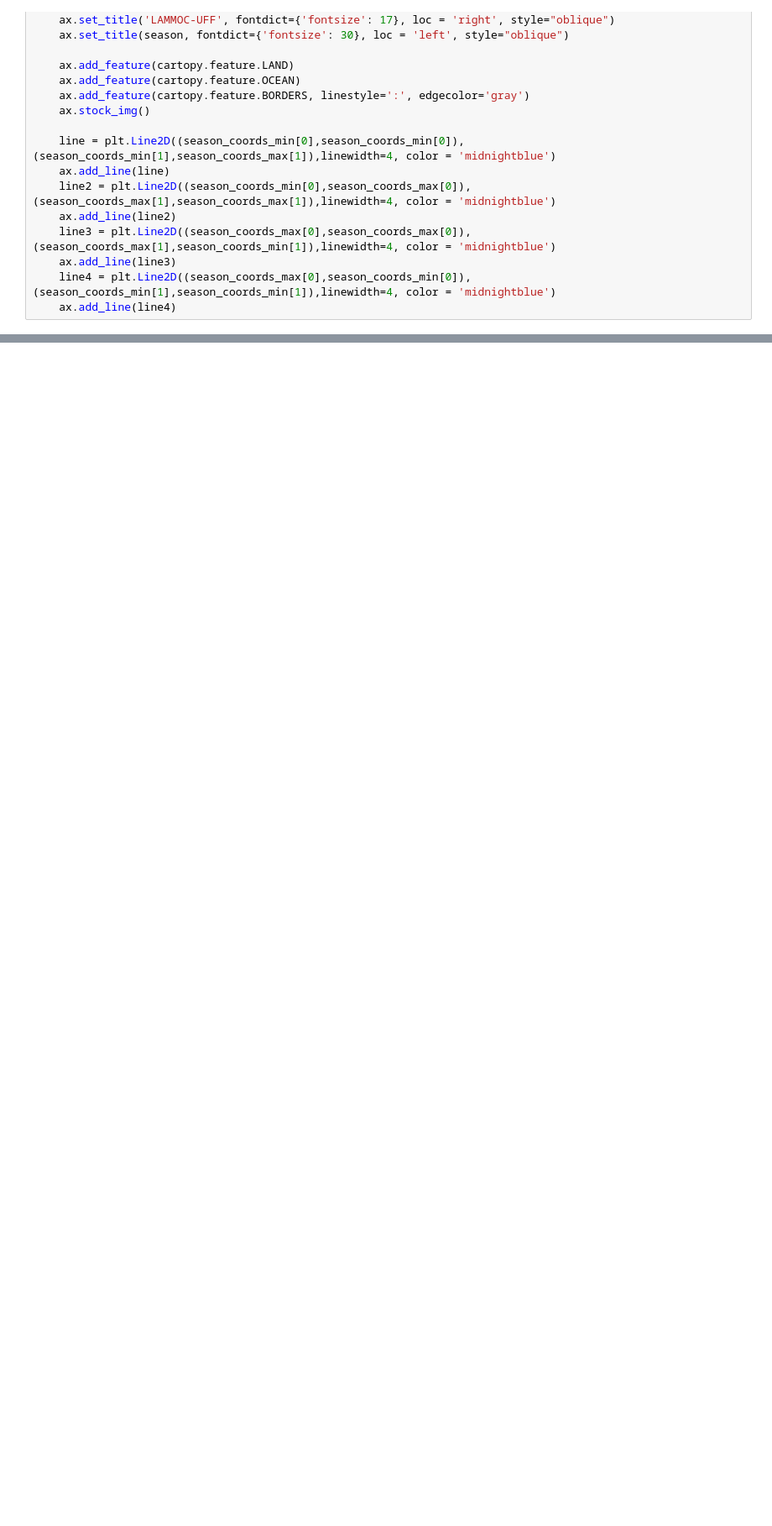
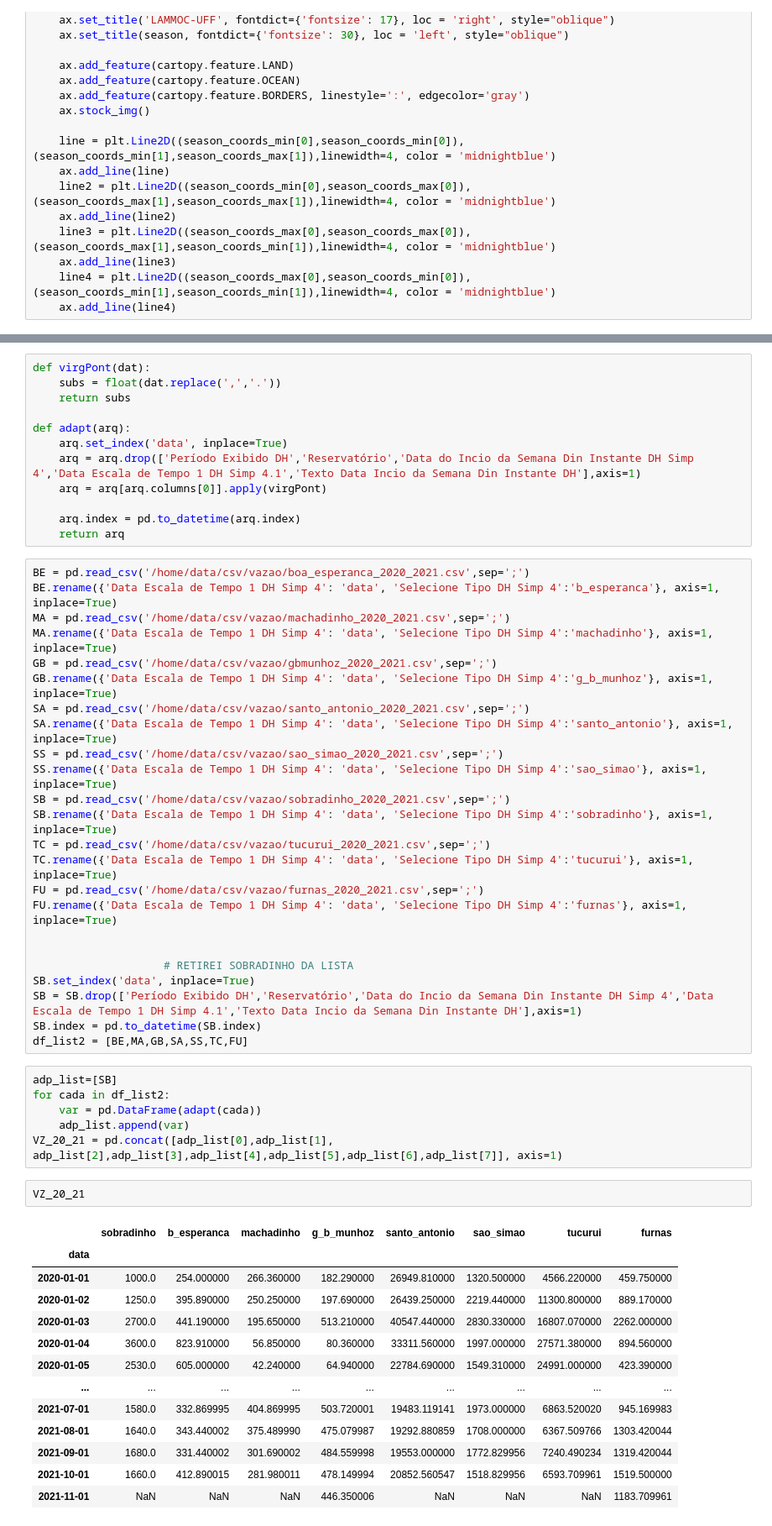
Before and after one commit to g-almeida/Climatology, a Jupyter notebook: ERA5 Reanalysis/MSL/AreaInfluenciada.ipynb, the cells around one changed output, grey strips where cells are left out. Shown at 84% size. Cells and saved outputs as stored; diff of their text form; blank space fills up the shorter version.

```diff
--- a/ERA5 Reanalysis/MSL/AreaInfluenciada.ipynb
+++ b/ERA5 Reanalysis/MSL/AreaInfluenciada.ipynb
@@ -162,0 +227,58 @@ LPseason.seasons(kind='climatologia', periodo = ["1979-12-01", "2018-11-01"])
+# %%
+def virgPont(dat):
+    subs = float(dat.replace(',','.'))
+    return subs
+
+def adapt(arq):
+    arq.set_index('data', inplace=True)
+    arq = arq.drop(['Período Exibido DH','Reservatório','Data do Incio da Semana Din Instante DH Simp 4','Data Escala de Tempo 1 DH Simp 4.1','Texto Data Incio da Semana Din Instante DH'],axis=1)
+    arq = arq[arq.columns[0]].apply(virgPont)
+
+    arq.index = pd.to_datetime(arq.index)
+    return arq
+# %%
+BE = pd.read_csv('/home/data/csv/vazao/boa_esperanca_2020_2021.csv',sep=';')
+BE.rename({'Data Escala de Tempo 1 DH Simp 4': 'data', 'Selecione Tipo DH Simp 4':'b_esperanca'}, axis=1, inplace=True)
+MA = pd.read_csv('/home/data/csv/vazao/machadinho_2020_2021.csv',sep=';')
+MA.rename({'Data Escala de Tempo 1 DH Simp 4': 'data', 'Selecione Tipo DH Simp 4':'machadinho'}, axis=1, inplace=True)
+GB = pd.read_csv('/home/data/csv/vazao/gbmunhoz_2020_2021.csv',sep=';')
+GB.rename({'Data Escala de Tempo 1 DH Simp 4': 'data', 'Selecione Tipo DH Simp 4':'g_b_munhoz'}, axis=1, inplace=True)
+SA = pd.read_csv('/home/data/csv/vazao/santo_antonio_2020_2021.csv',sep=';')
+SA.rename({'Data Escala de Tempo 1 DH Simp 4': 'data', 'Selecione Tipo DH Simp 4':'santo_antonio'}, axis=1, inplace=True)
+SS = pd.read_csv('/home/data/csv/vazao/sao_simao_2020_2021.csv',sep=';')
+SS.rename({'Data Escala de Tempo 1 DH Simp 4': 'data', 'Selecione Tipo DH Simp 4':'sao_simao'}, axis=1, inplace=True)
+SB = pd.read_csv('/home/data/csv/vazao/sobradinho_2020_2021.csv',sep=';')
+SB.rename({'Data Escala de Tempo 1 DH Simp 4': 'data', 'Selecione Tipo DH Simp 4':'sobradinho'}, axis=1, inplace=True)
+TC = pd.read_csv('/home/data/csv/vazao/tucurui_2020_2021.csv',sep=';')
+TC.rename({'Data Escala de Tempo 1 DH Simp 4': 'data', 'Selecione Tipo DH Simp 4':'tucurui'}, axis=1, inplace=True)
+FU = pd.read_csv('/home/data/csv/vazao/furnas_2020_2021.csv',sep=';')
+FU.rename({'Data Escala de Tempo 1 DH Simp 4': 'data', 'Selecione Tipo DH Simp 4':'furnas'}, axis=1, inplace=True)
+
+
+                    # RETIREI SOBRADINHO DA LISTA
+SB.set_index('data', inplace=True)
+SB = SB.drop(['Período Exibido DH','Reservatório','Data do Incio da Semana Din Instante DH Simp 4','Data Escala de Tempo 1 DH Simp 4.1','Texto Data Incio da Semana Din Instante DH'],axis=1)
+SB.index = pd.to_datetime(SB.index)
+df_list2 = [BE,MA,GB,SA,SS,TC,FU]
+# %%
+adp_list=[SB]
+for cada in df_list2:
+    var = pd.DataFrame(adapt(cada))
+    adp_list.append(var)
+VZ_20_21 = pd.concat([adp_list[0],adp_list[1], adp_list[2],adp_list[3],adp_list[4],adp_list[5],adp_list[6],adp_list[7]], axis=1)
+# %%
+VZ_20_21
+# %% [output]
+|  | sobradinho | b_esperanca | machadinho | g_b_munhoz | santo_antonio | sao_simao | tucurui | furnas |
+| data |  |  |  |  |  |  |  |  |
+| 2020-01-01 | 1000.0 | 254.000000 | 266.360000 | 182.290000 | 26949.810000 | 1320.500000 | 4566.220000 | 459.750000 |
+| 2020-01-02 | 1250.0 | 395.890000 | 250.250000 | 197.690000 | 26439.250000 | 2219.440000 | 11300.800000 | 889.170000 |
+| 2020-01-03 | 2700.0 | 441.190000 | 195.650000 | 513.210000 | 40547.440000 | 2830.330000 | 16807.070000 | 2262.000000 |
+| 2020-01-04 | 3600.0 | 823.910000 | 56.850000 | 80.360000 | 33311.560000 | 1997.000000 | 27571.380000 | 894.560000 |
+| 2020-01-05 | 2530.0 | 605.000000 | 42.240000 | 64.940000 | 22784.690000 | 1549.310000 | 24991.000000 | 423.390000 |
+| ... | ... | ... | ... | ... | ... | ... | ... | ... |
+| 2021-07-01 | 1580.0 | 332.869995 | 404.869995 | 503.720001 | 19483.119141 | 1973.000000 | 6863.520020 | 945.169983 |
+| 2021-08-01 | 1640.0 | 343.440002 | 375.489990 | 475.079987 | 19292.880859 | 1708.000000 | 6367.509766 | 1303.420044 |
+| 2021-09-01 | 1680.0 | 331.440002 | 301.690002 | 484.559998 | 19553.000000 | 1772.829956 | 7240.490234 | 1319.420044 |
+| 2021-10-01 | 1660.0 | 412.890015 | 281.980011 | 478.149994 | 20852.560547 | 1518.829956 | 6593.709961 | 1519.500000 |
+| 2021-11-01 | NaN | NaN | NaN | 446.350006 | NaN | NaN | NaN | 1183.709961 |
```
Also changed, not shown: parts of 18 cells of this notebook, 29 other files.
